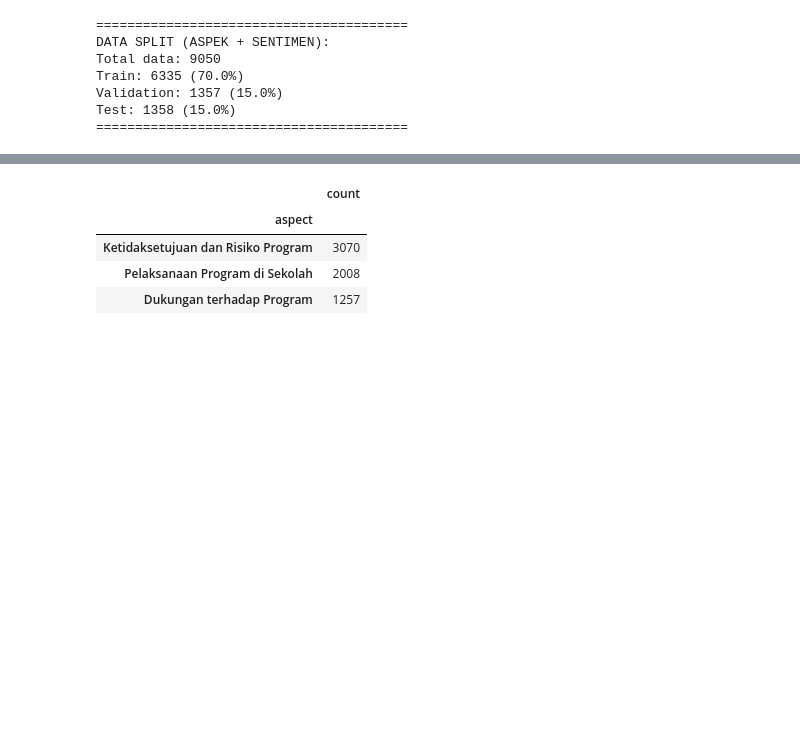
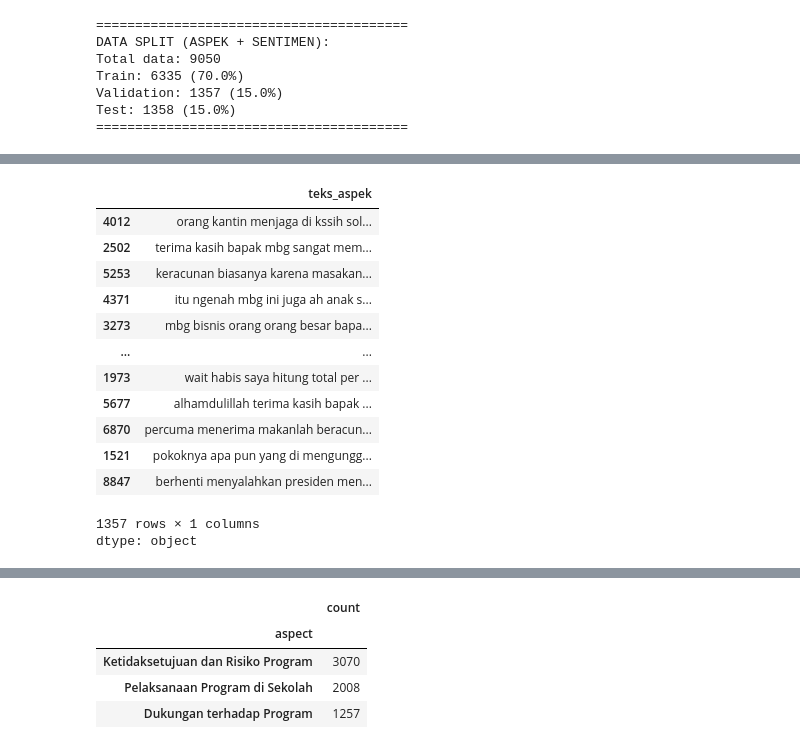
Before and after one commit to auliasaf1/mbg_absa, a Jupyter notebook: ABSA_ProgramMBG.ipynb, the cells around one changed output, grey strips where cells are left out. Cells and saved outputs as stored; diff of their text form; code cells hidden in the pictures; blank space fills up the shorter version.

```diff
--- a/Bismillah_ABSA_Skripsi_Insyaallahfix.ipynb
+++ b/ABSA_ProgramMBG.ipynb
@@ -1385,0 +1437,17 @@ Test: 1358 (15.0%)
+# %%
+X_val
+# %% [output]
+|  | teks_aspek |
+| 4012 | orang kantin menjaga di kssih sol... |
+| 2502 | terima kasih bapak mbg sangat mem... |
+| 5253 | keracunan biasanya karena masakan... |
+| 4371 | itu ngenah mbg ini juga ah anak s... |
+| 3273 | mbg bisnis orang orang besar bapa... |
+| ... | ... |
+| 1973 | wait habis saya hitung total per ... |
+| 5677 | alhamdulillah terima kasih bapak ... |
+| 6870 | percuma menerima makanlah beracun... |
+| 1521 | pokoknya apa pun yang di mengungg... |
+| 8847 | berhenti menyalahkan presiden men... |
+1357 rows × 1 columns
+dtype: object
```
Also changed, not shown: parts of 6 cells of this notebook, 1 other file.
